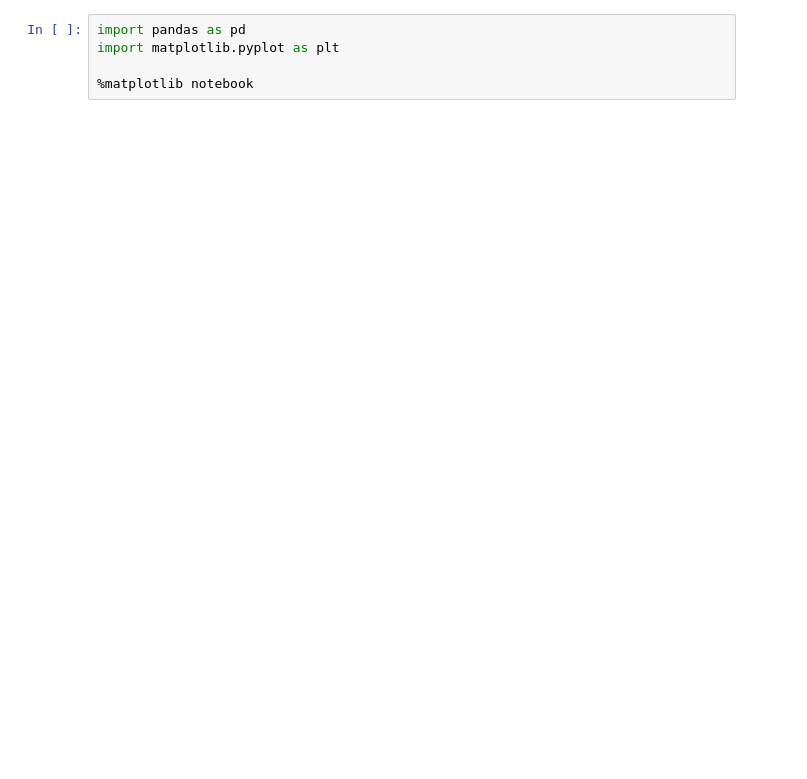
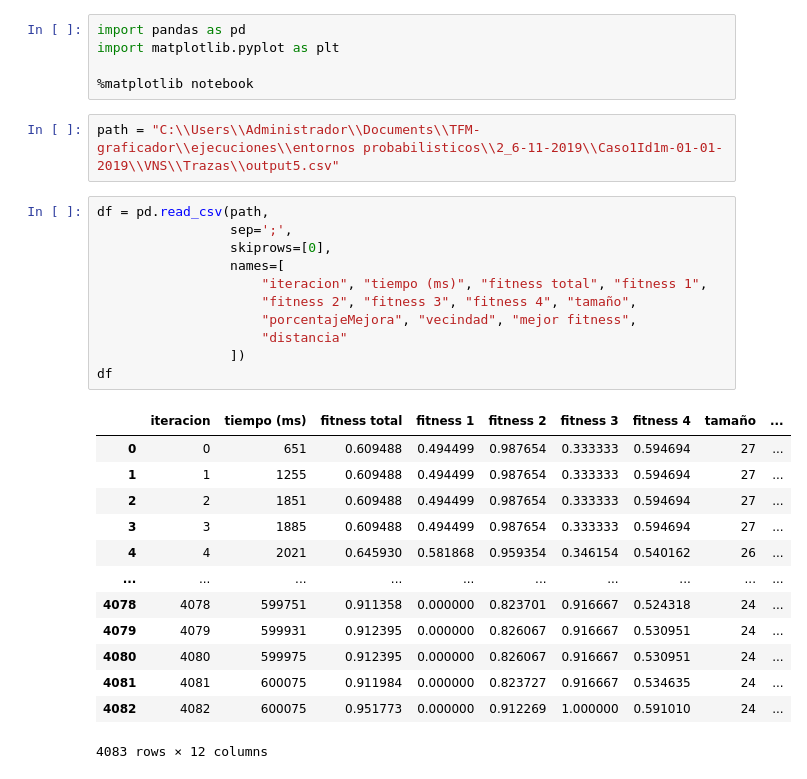
Before and after one commit to zerolfer/TFM-graficador, a Jupyter notebook: skewed-aceptaciones.ipynb, the cells around one changed output. Drawn from its saved outputs; the diff is of its cells as text; blank space fills up the shorter version.

```diff
--- a/skewed-aceptaciones.ipynb
+++ b/skewed-aceptaciones.ipynb
@@ -3,4 +3,31 @@ import pandas as pd
 import matplotlib.pyplot as plt
 
 %matplotlib notebook
+# %%
+path = "C:\\Users\\Administrador\\Documents\\TFM-graficador\\ejecuciones\\entornos probabilisticos\\2_6-11-2019\\Caso1Id1m-01-01-2019\\VNS\\Trazas\\output5.csv"
+# %%
+df = pd.read_csv(path,
+                 sep=';',
+                 skiprows=[0],
+                 names=[
+                     "iteracion", "tiempo (ms)", "fitness total", "fitness 1",
+                     "fitness 2", "fitness 3", "fitness 4", "tamaño",
+                     "porcentajeMejora", "vecindad", "mejor fitness",
+                     "distancia"
+                 ])
+df
+# %% [output]
+|  | iteracion | tiempo (ms) | fitness total | fitness 1 | fitness 2 | fitness 3 | fitness 4 | tamaño | ... |
+| 0 | 0 | 651 | 0.609488 | 0.494499 | 0.987654 | 0.333333 | 0.594694 | 27 | ... |
+| 1 | 1 | 1255 | 0.609488 | 0.494499 | 0.987654 | 0.333333 | 0.594694 | 27 | ... |
+| 2 | 2 | 1851 | 0.609488 | 0.494499 | 0.987654 | 0.333333 | 0.594694 | 27 | ... |
+| 3 | 3 | 1885 | 0.609488 | 0.494499 | 0.987654 | 0.333333 | 0.594694 | 27 | ... |
+| 4 | 4 | 2021 | 0.645930 | 0.581868 | 0.959354 | 0.346154 | 0.540162 | 26 | ... |
+| ... | ... | ... | ... | ... | ... | ... | ... | ... | ... |
+| 4078 | 4078 | 599751 | 0.911358 | 0.000000 | 0.823701 | 0.916667 | 0.524318 | 24 | ... |
+| 4079 | 4079 | 599931 | 0.912395 | 0.000000 | 0.826067 | 0.916667 | 0.530951 | 24 | ... |
+| 4080 | 4080 | 599975 | 0.912395 | 0.000000 | 0.826067 | 0.916667 | 0.530951 | 24 | ... |
+| 4081 | 4081 | 600075 | 0.911984 | 0.000000 | 0.823727 | 0.916667 | 0.534635 | 24 | ... |
+| 4082 | 4082 | 600075 | 0.951773 | 0.000000 | 0.912269 | 1.000000 | 0.591010 | 24 | ... |
+4083 rows × 12 columns
 # %%
```
Also changed, not shown: parts of 3 cells of this notebook, 14 other files.
